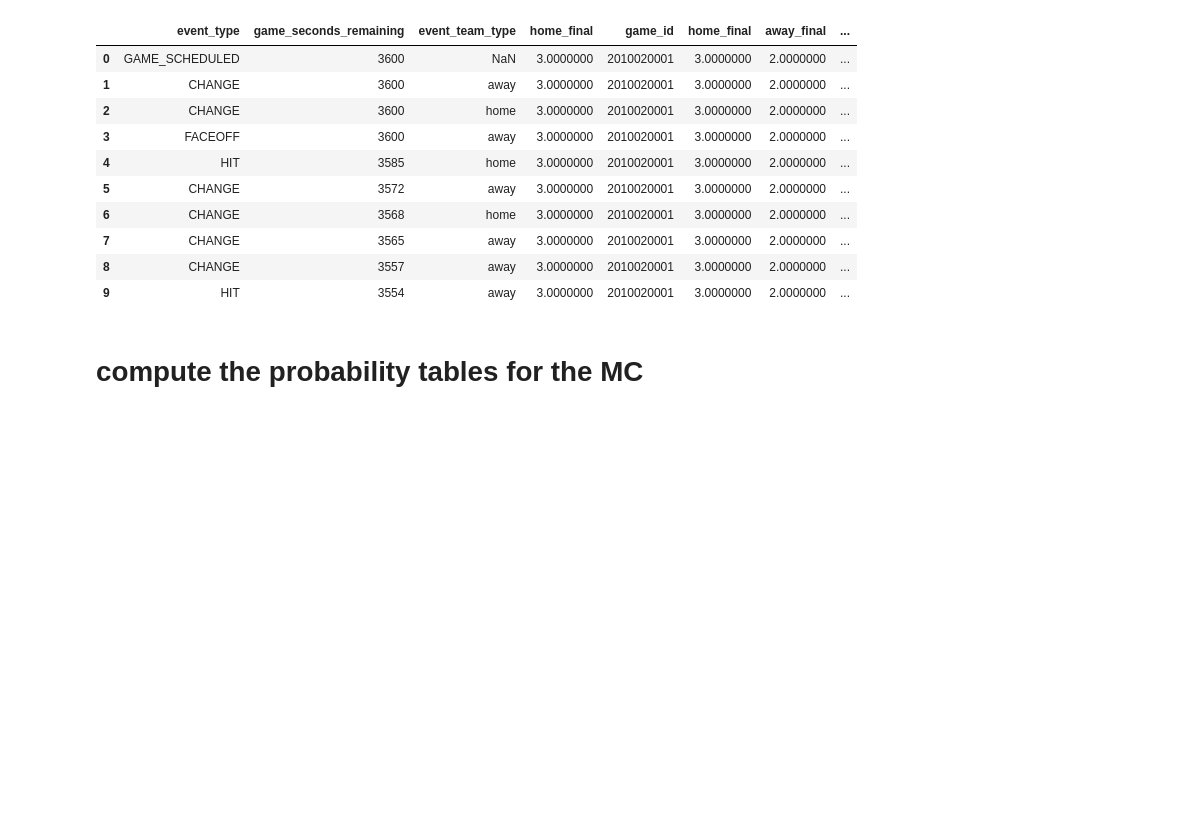
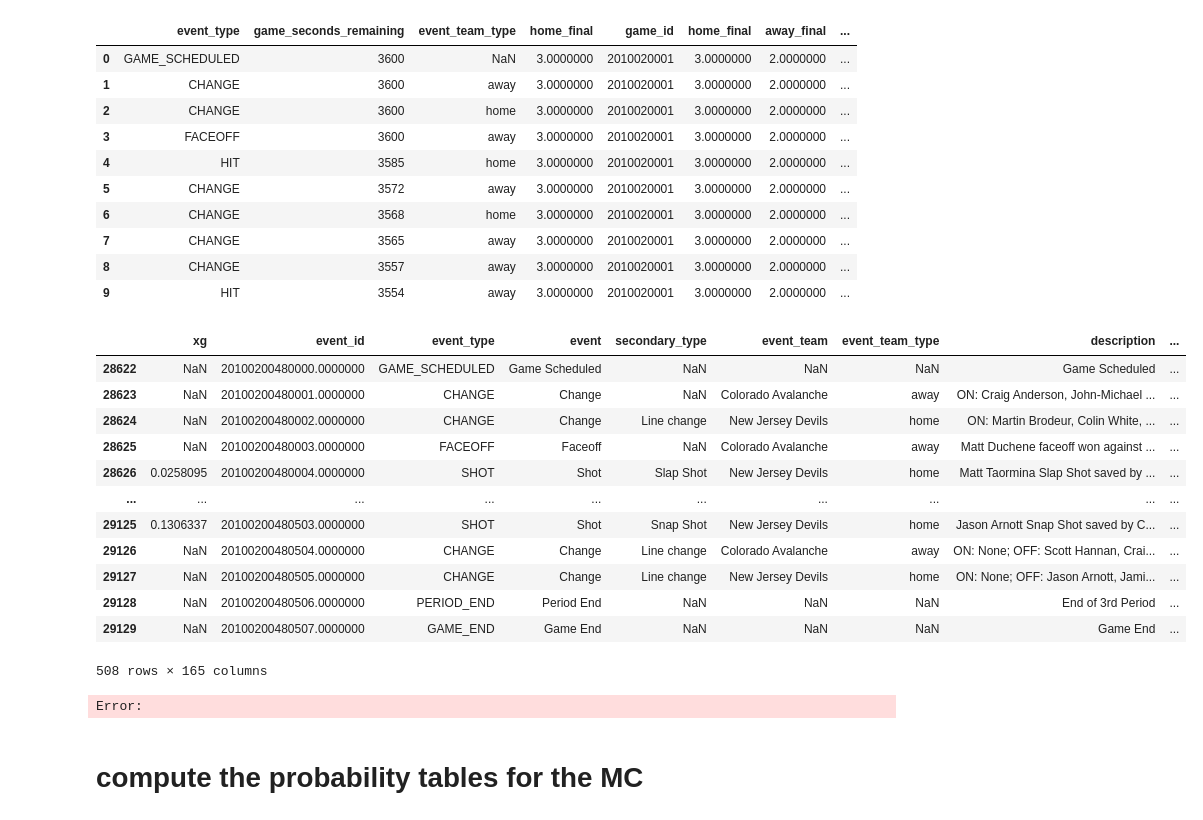
Before and after one commit to jeffxhansen/NHL_Win_Predictor, a Jupyter notebook: jeff.ipynb, the cells around one changed output. Cells and saved outputs as stored; diff of their text form; code cells hidden in the pictures; blank space fills up the shorter version.

```diff
--- a/jeff.ipynb
+++ b/jeff.ipynb
@@ -54,6 +60,27 @@ play_by_play_2023_24.csv
 | 7 | CHANGE | 3565 | away | 3.0000000 | 2010020001 | 3.0000000 | 2.0000000 | ... |
 | 8 | CHANGE | 3557 | away | 3.0000000 | 2010020001 | 3.0000000 | 2.0000000 | ... |
 | 9 | HIT | 3554 | away | 3.0000000 | 2010020001 | 3.0000000 | 2.0000000 | ... |
+# %%
+certain_game = df_all[df_all['game_id'] == 2010020048].copy()
+display(certain_game)
+# %% [output]
+|  | xg | event_id | event_type | event | secondary_type | event_team | event_team_type | description | ... |
+| 28622 | NaN | 20100200480000.0000000 | GAME_SCHEDULED | Game Scheduled | NaN | NaN | NaN | Game Scheduled | ... |
+| 28623 | NaN | 20100200480001.0000000 | CHANGE | Change | NaN | Colorado Avalanche | away | ON: Craig Anderson, John-Michael ... | ... |
+| 28624 | NaN | 20100200480002.0000000 | CHANGE | Change | Line change | New Jersey Devils | home | ON: Martin Brodeur, Colin White, ... | ... |
+| 28625 | NaN | 20100200480003.0000000 | FACEOFF | Faceoff | NaN | Colorado Avalanche | away | Matt Duchene faceoff won against ... | ... |
+| 28626 | 0.0258095 | 20100200480004.0000000 | SHOT | Shot | Slap Shot | New Jersey Devils | home | Matt Taormina Slap Shot saved by ... | ... |
+| ... | ... | ... | ... | ... | ... | ... | ... | ... | ... |
+| 29125 | 0.1306337 | 20100200480503.0000000 | SHOT | Shot | Snap Shot | New Jersey Devils | home | Jason Arnott Snap Shot saved by C... | ... |
+| 29126 | NaN | 20100200480504.0000000 | CHANGE | Change | Line change | Colorado Avalanche | away | ON: None; OFF: Scott Hannan, Crai... | ... |
+| 29127 | NaN | 20100200480505.0000000 | CHANGE | Change | Line change | New Jersey Devils | home | ON: None; OFF: Jason Arnott, Jami... | ... |
+| 29128 | NaN | 20100200480506.0000000 | PERIOD_END | Period End | NaN | NaN | NaN | End of 3rd Period | ... |
+| 29129 | NaN | 20100200480507.0000000 | GAME_END | Game End | NaN | NaN | NaN | Game End | ... |
+508 rows × 165 columns
+# %%
+df_all.reset_index(drop=True).to_feather("data/play_by_play/play_by_play_ALL.feather")
+# %% [output]
+Error:
 # %%
 df = df_orig.copy()
 
```
Also changed, not shown: parts of 16 cells of this notebook.
